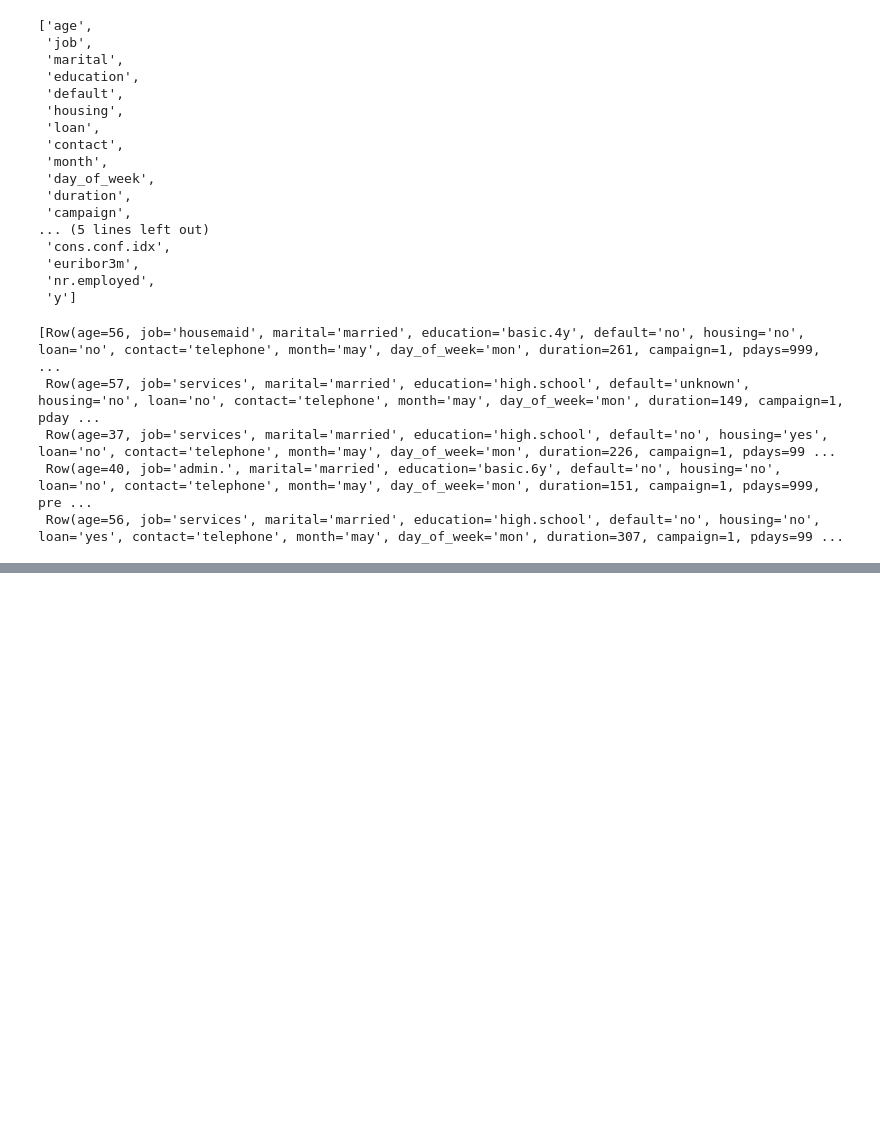
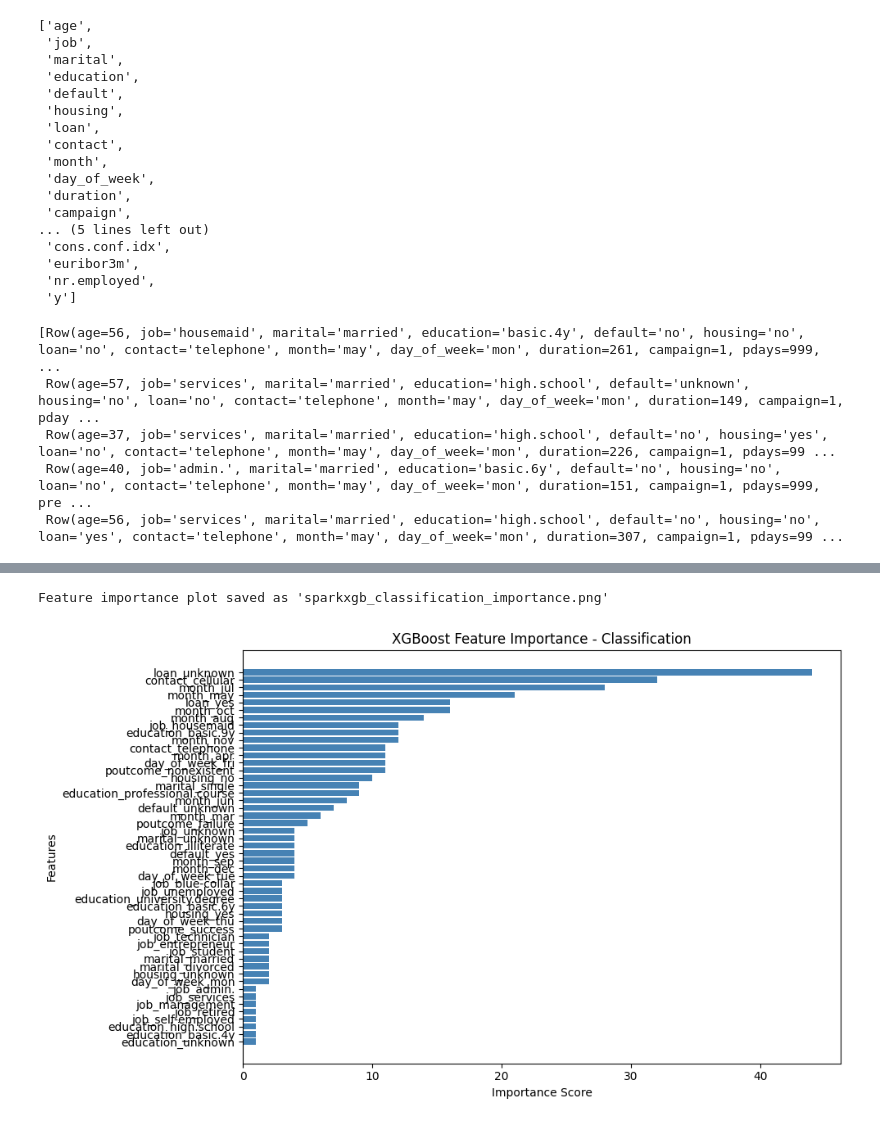
Before and after one commit to drishtichadha/spark_beyond, a Jupyter notebook: example.ipynb, the cells around one changed output, grey strips where cells are left out. Drawn from its saved outputs; the diff is of its cells as text; code cells hidden in the pictures; blank space fills up the shorter version.

```diff
--- a/example.ipynb
+++ b/example.ipynb
@@ -44,0 +147,4 @@ from core.discovery import Problem
+# %%
+pre_process_variables = PreProcessVariables(dataframe=df_with_features, problem=problem, schema_checks=schema_checker)
+# %%
+transformed_df, feature_names, feature_output_col, feature_map = pre_process_variables.process()
@@ -44,0 +178,9 @@ from core.discovery import Problem
+# %%
+feature_selector = FeatureSelector(
+    problem=problem,
+    transformed_df=transformed_df,
+    feature_names=feature_names,
+    feature_col=feature_output_col,
+    feature_idx_name_mapping=feature_map)
+# %%
+feature_selector.train_model()
@@ -44,0 +244,5 @@ from core.discovery import Problem
+# %%
+feature_selector.plot_feature_importance(topn=50)
+# %% [output]
+Feature importance plot saved as 'sparkxgb_classification_importance.png'
+[figure, added]
```
Also changed, not shown: parts of 25 cells of this notebook, 21 other files.
